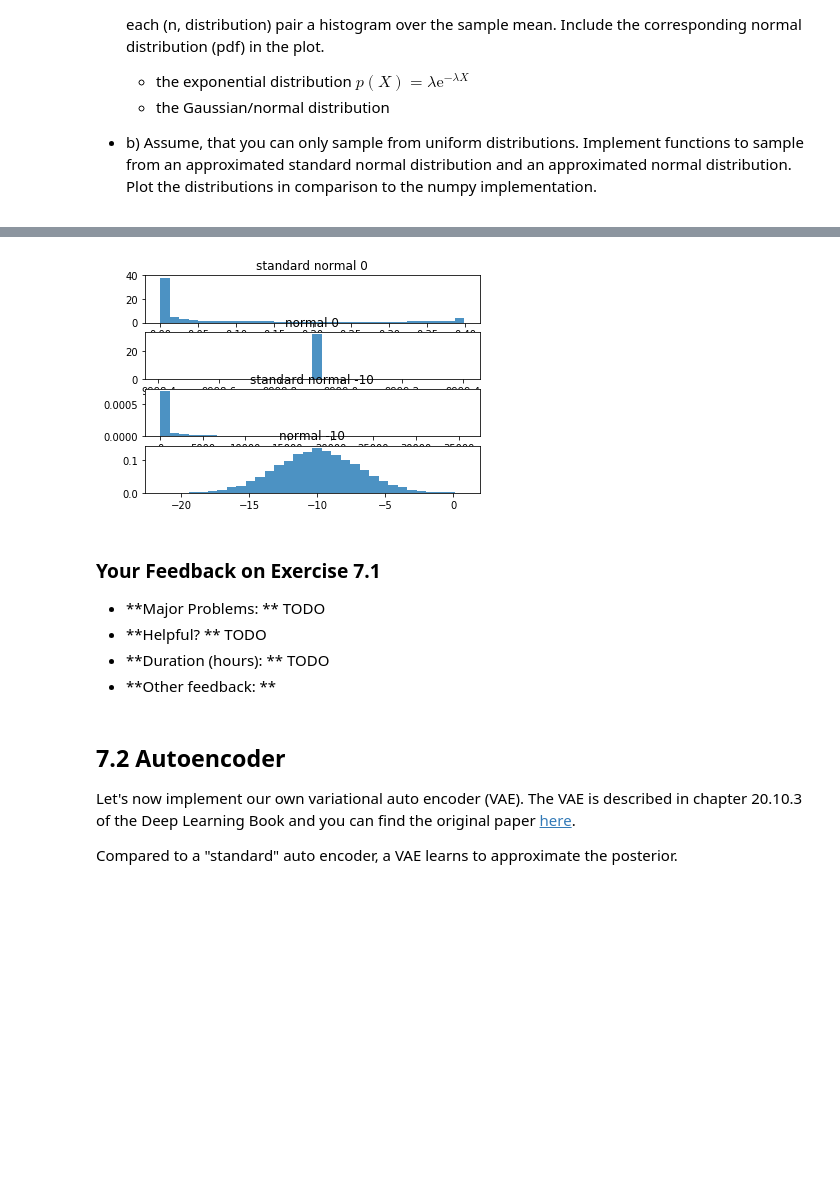
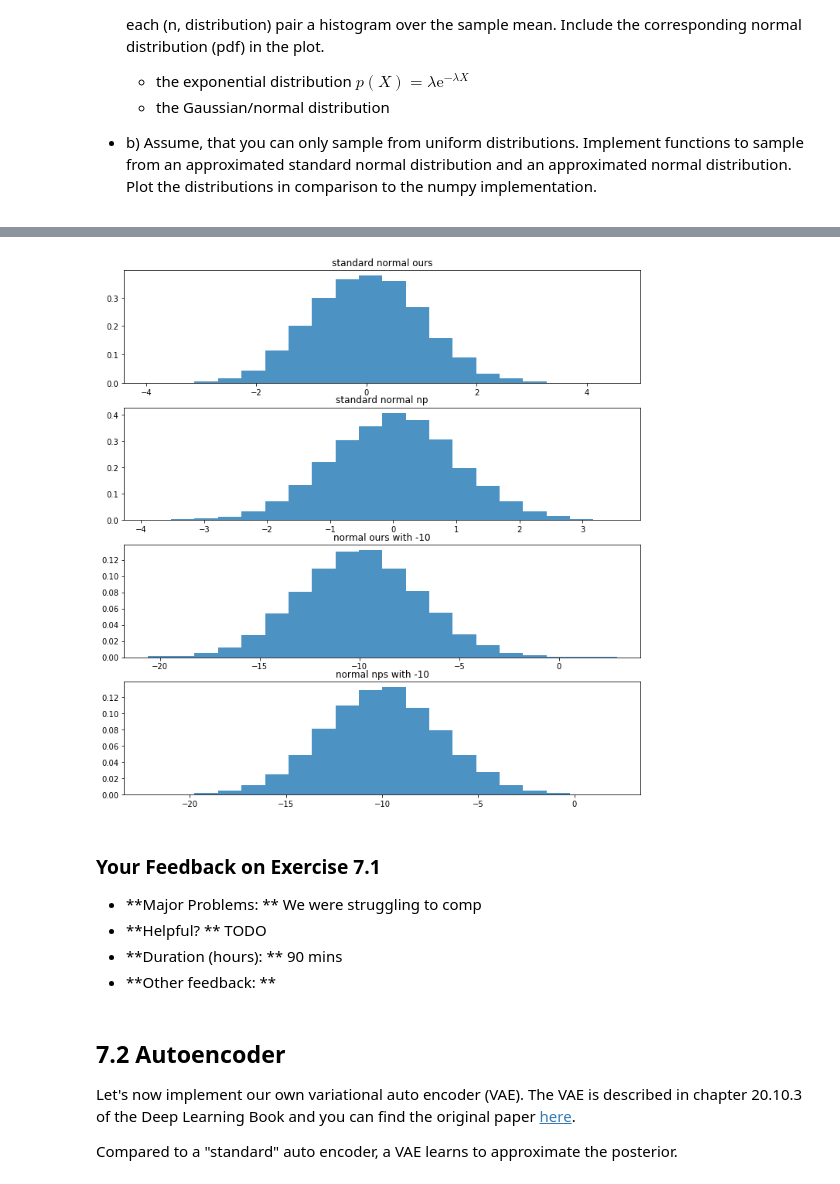
Before and after one commit to kohliravin7/dl-ex07, a Jupyter notebook: exercise07_autoencoder.ipynb, the cells around one changed output, grey strips where cells are left out. Saved outputs shown, nothing was run; the diff lists cells and outputs as text; code cells hidden in the pictures; blank space fills up the shorter version.

```diff
--- a/exercise07_autoencoder.ipynb
+++ b/exercise07_autoencoder.ipynb
@@ -95,65 +124,76 @@ def std_normal(n_samples : int = 1) -> np.ndarray:
         return:    samples. length = n_samples
     """
     ## START TODO ########################
-    x = np.linspace(-5, 5, n_samples)
-    y = np.zeros(n_samples)
+#     epsilon = sys.float_info.min
+#     pi = math.pi
+    y1 = np.random.rand(n_samples)
+    y2 = np.random.rand(n_samples)
     for i in range(n_samples):
-        y[i] = (1/np.sqrt(2*np.pi)) * np.exp(-0.5*x[i]*x[i])
+        z0 = math.sqrt(-2.0 * math.log(y1[i])) * math.cos(2 * math.pi * y2[i]);
+        z1 = math.sqrt(-2.0 * math.log(y1[i])) * math.sin(2 * math.pi * y2[i]);
+        y1[i] = z0
     ## END TODO ########################
-    return y
+    return y1
     # return value has len n_samples
 
 def normal(loc: float = 0.0, scale: float = 1.0, n_samples: int = 1) -> np.ndarray:
     """ Sample from a normal distribution.
         The normal distribution is approximated via a uniform dist.
 
         loc: mean of the distribution
         scale: standard deviation spread of the distribution.
 
         n_samples: number of samples
         return:    samples. length = n_samples
     """
     ## START TODO ########################
-    x = np.linspace(-5, 5, n_samples)
-    y = np.zeros(n_samples)
+    y1 = np.random.rand(n_samples)
+    y2 = np.random.rand(n_samples)
     for i in range(n_samples):
-        y[i] = (1/np.sqrt(2*np.pi*scale*scale)) * np.exp(np.square(x[i]-loc) * 0.5/(scale*scale))
-    return y
+        z0 = math.sqrt(-2.0 * math.log(y1[i])) * math.cos(2 * math.pi * y2[i]);
+        z1 = math.sqrt(-2.0 * math.log(y1[i])) * math.sin(2 * math.pi * y2[i]);
+        y1[i] = scale*z0 + loc
+    ## END TODO ########################
+    return y1
     ## END TODO ########################
 
 
 n_samples = 10000
 bins = 20
 
 # plot histograms for standard normal with std_normal and np.random.normal
 ## START TODO ########################
 dist = std_normal(n_samples)
-dist_np = np.random.normal(n_samples)
+# print('ours ', dist)
+dist_np = np.random.normal(loc = 0.0, scale = 1.0, size=n_samples)
+# print('np ', dist_np)
 f, ax = plt.subplots(4)
-ax[0].hist(dist, normed=True, bins=32,lw=0,alpha=.8)
-ax[1].hist(dist_np, normed=True, bins=32,lw=0,alpha=.8)
-ax[0].set_title('standard normal 0')
-ax[1].set_title('normal 0')
+f.set_size_inches(10,10)
+f.tight_layout()
+ax[0].hist(dist, normed=True, bins= bins,lw=0,alpha=.8)
+ax[1].hist(dist_np, normed=True, bins= bins,lw=0,alpha=.8)
+ax[0].set_title('standard normal ours')
+ax[1].set_title('standard normal np')
 ## END TODO ########################
 
 # plot histograms for N(mean=-10, std=3) with normal and np.random.normal
 ## START TODO ########################
 dist_a = normal(loc = -10,  scale=3, n_samples=n_samples)
 dist_a_np = np.random.normal(loc = -10, scale=3, size =n_samples)
-ax[2].hist(dist_a, normed=True, bins=32,lw=0,alpha=.8)
-ax[3].hist(dist_a_np, normed=True, bins=32,lw=0,alpha=.8)
-ax[2].set_title('standard normal -10')
-ax[3].set_title('normal -10')
+ax[2].hist(dist_a, normed=True, bins= bins,lw=0,alpha=.8)
+ax[3].hist(dist_a_np, normed=True, bins= bins,lw=0,alpha=.8)
+ax[2].set_title('normal ours with -10')
+ax[3].set_title('normal nps with -10')
 plt.show()
 ## END TODO ########################
 # %% [output]
-[figure, old version]
+[figure, new version]
 # %% [markdown]
 ### Your Feedback on Exercise 7.1
 
-* **Major Problems: ** TODO
+* **Major Problems: ** We were struggling to comp
 * **Helpful? ** TODO
-* **Duration (hours): ** TODO
+* **Duration (hours): ** 90 mins
 * **Other feedback: **
 # %% [markdown]
 ## 7.2 Autoencoder
```
Also changed, not shown: parts of 6 cells of this notebook, 43 other files.
